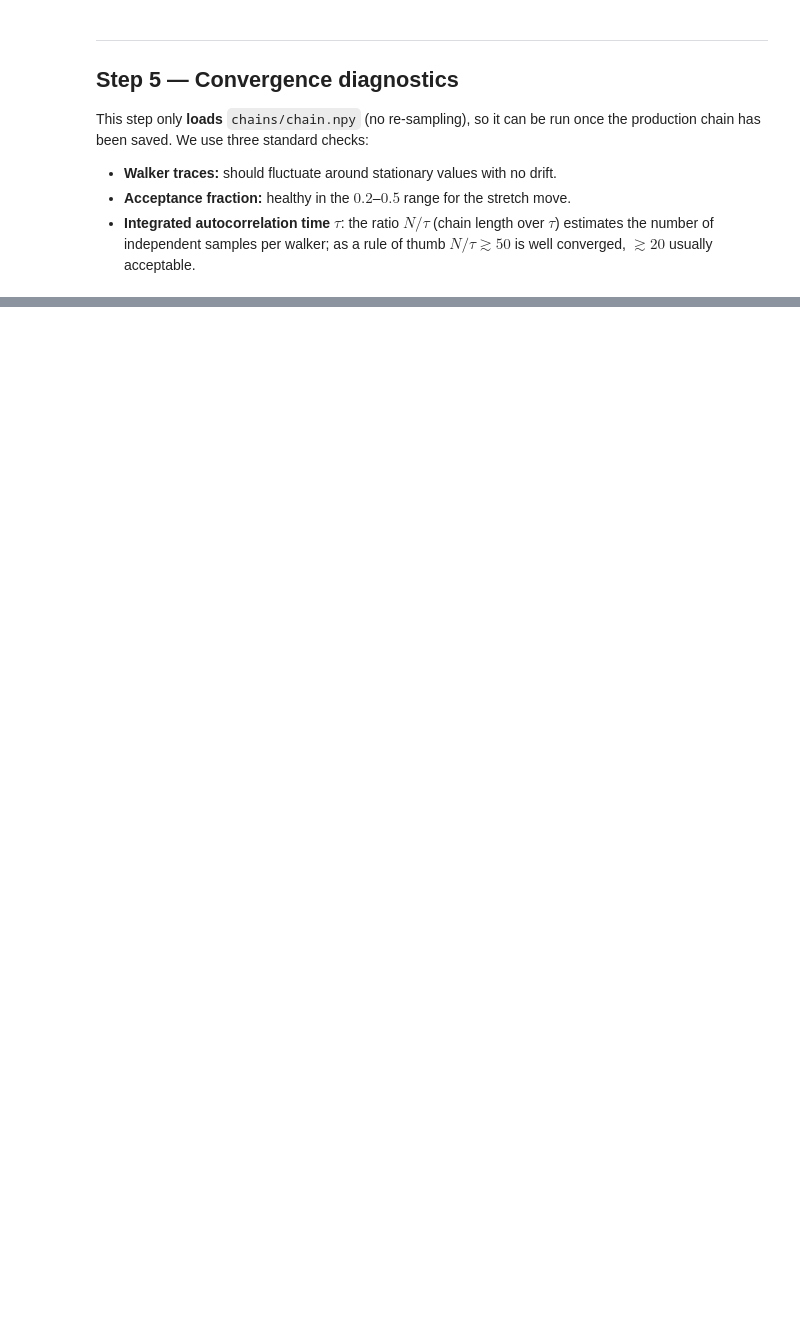
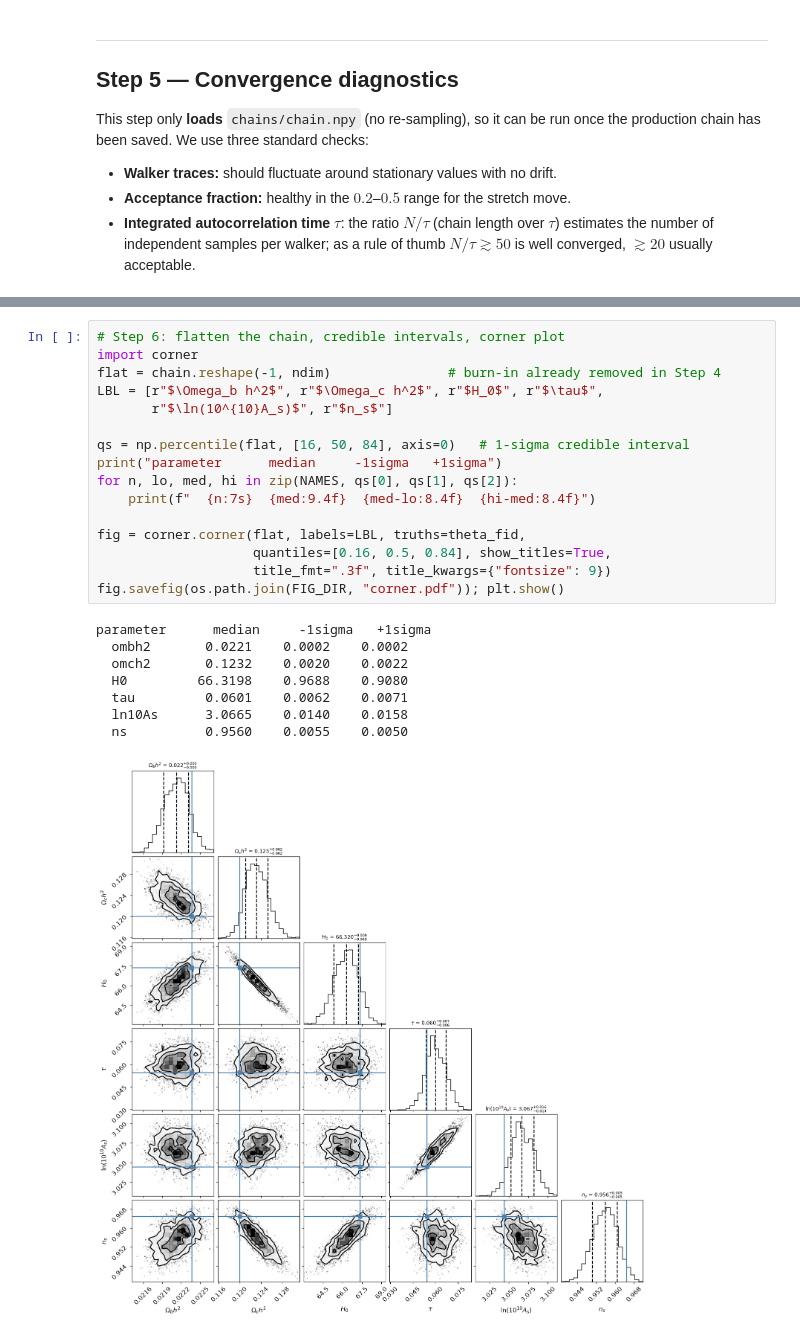
Before and after one commit to edwphysics/advanced_lab, a Jupyter notebook: final_project/planck_inference.ipynb, the cells around one changed output, grey strips where cells are left out. Drawn from its saved outputs; the diff is of its cells as text; blank space fills up the shorter version.

Commit message:
add: Step 6 - Corner plot and best fit

```diff
--- a/final_project/planck_inference.ipynb
+++ b/final_project/planck_inference.ipynb
@@ -210,0 +251,25 @@ fig.savefig(os.path.join(FIG_DIR, "logprob_trace.pdf")); plt.show()
+# %%
+# Step 6: flatten the chain, credible intervals, corner plot
+import corner
+flat = chain.reshape(-1, ndim)               # burn-in already removed in Step 4
+LBL = [r"$\Omega_b h^2$", r"$\Omega_c h^2$", r"$H_0$", r"$\tau$",
+       r"$\ln(10^{10}A_s)$", r"$n_s$"]
+
+qs = np.percentile(flat, [16, 50, 84], axis=0)   # 1-sigma credible interval
+print("parameter      median     -1sigma   +1sigma")
+for n, lo, med, hi in zip(NAMES, qs[0], qs[1], qs[2]):
+    print(f"  {n:7s}  {med:9.4f}  {med-lo:8.4f}  {hi-med:8.4f}")
+
+fig = corner.corner(flat, labels=LBL, truths=theta_fid,
+                    quantiles=[0.16, 0.5, 0.84], show_titles=True,
+                    title_fmt=".3f", title_kwargs={"fontsize": 9})
+fig.savefig(os.path.join(FIG_DIR, "corner.pdf")); plt.show()
+# %% [output]
+parameter      median     -1sigma   +1sigma
+  ombh2       0.0221    0.0002    0.0002
+  omch2       0.1232    0.0020    0.0022
+  H0         66.3198    0.9688    0.9080
+  tau         0.0601    0.0062    0.0071
+  ln10As      3.0665    0.0140    0.0158
+  ns          0.9560    0.0055    0.0050
+[figure, added]
```
Also changed, not shown: parts of 6 cells of this notebook, 2 other files.
